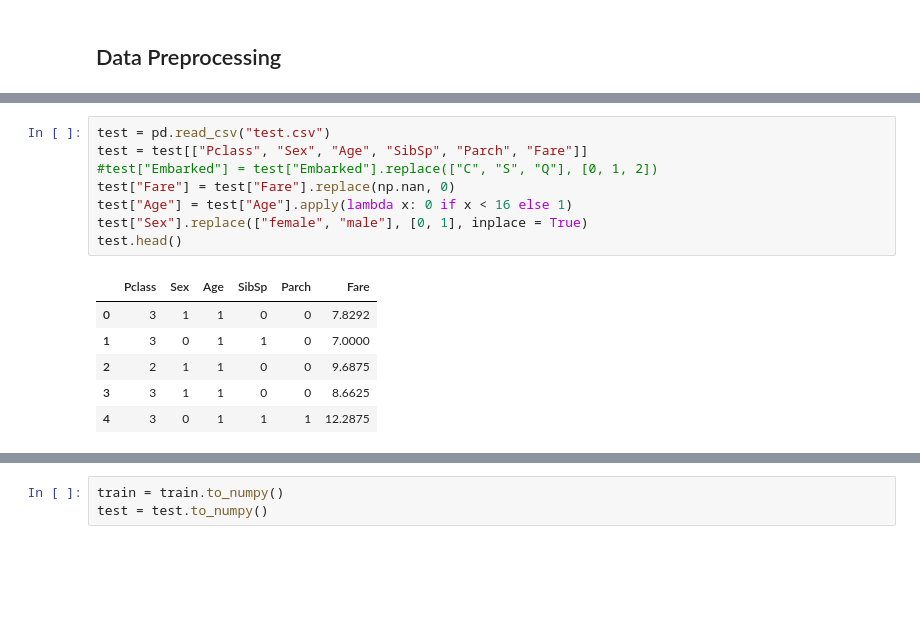
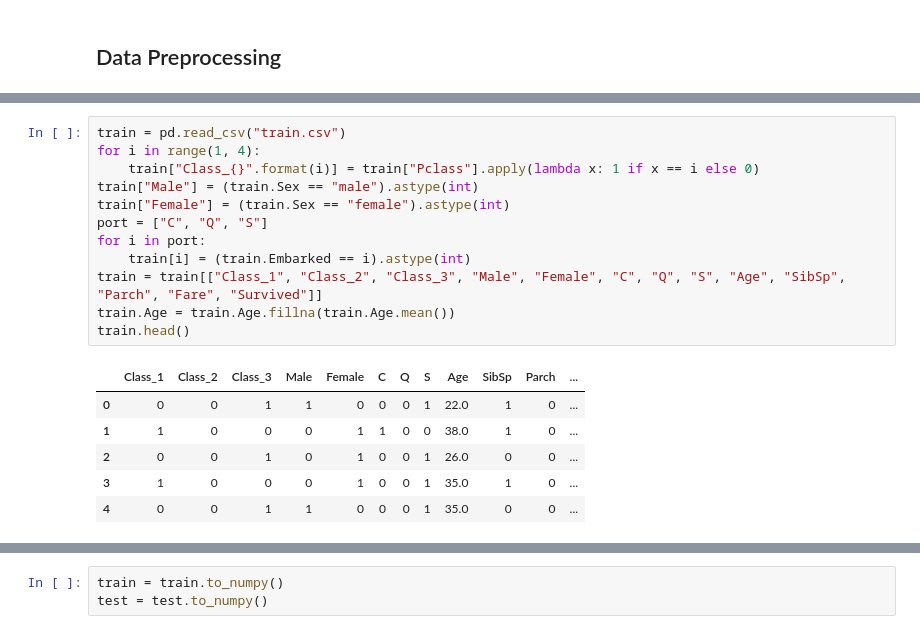
Before and after one commit to r3qin/Titanic-Challenge, a Jupyter notebook: Titanic.ipynb, the cells around one changed output, grey strips where cells are left out. Saved outputs shown, nothing was run; the diff lists cells and outputs as text; blank space fills up the shorter version.

```diff
--- a/Titanic.ipynb
+++ b/Titanic.ipynb
@@ -109,15 +94,19 @@ train.head()
-# %%
-test = pd.read_csv("test.csv")
-test = test[["Pclass", "Sex", "Age", "SibSp", "Parch", "Fare"]]
-#test["Embarked"] = test["Embarked"].replace(["C", "S", "Q"], [0, 1, 2])
-test["Fare"] = test["Fare"].replace(np.nan, 0)
-test["Age"] = test["Age"].apply(lambda x: 0 if x < 16 else 1)
-test["Sex"].replace(["female", "male"], [0, 1], inplace = True)
-test.head()
-# %% [output]
-|  | Pclass | Sex | Age | SibSp | Parch | Fare |
-| 0 | 3 | 1 | 1 | 0 | 0 | 7.8292 |
-| 1 | 3 | 0 | 1 | 1 | 0 | 7.0000 |
-| 2 | 2 | 1 | 1 | 0 | 0 | 9.6875 |
-| 3 | 3 | 1 | 1 | 0 | 0 | 8.6625 |
-| 4 | 3 | 0 | 1 | 1 | 1 | 12.2875 |
+# %%
+train = pd.read_csv("train.csv")
+for i in range(1, 4):
+    train["Class_{}".format(i)] = train["Pclass"].apply(lambda x: 1 if x == i else 0)
+train["Male"] = (train.Sex == "male").astype(int)
+train["Female"] = (train.Sex == "female").astype(int)
+port = ["C", "Q", "S"]
+for i in port:
+    train[i] = (train.Embarked == i).astype(int)
+train = train[["Class_1", "Class_2", "Class_3", "Male", "Female", "C", "Q", "S", "Age", "SibSp", "Parch", "Fare", "Survived"]]
+train.Age = train.Age.fillna(train.Age.mean())
+train.head()
+# %% [output]
+|  | Class_1 | Class_2 | Class_3 | Male | Female | C | Q | S | Age | SibSp | Parch | ... |
+| 0 | 0 | 0 | 1 | 1 | 0 | 0 | 0 | 1 | 22.0 | 1 | 0 | ... |
+| 1 | 1 | 0 | 0 | 0 | 1 | 1 | 0 | 0 | 38.0 | 1 | 0 | ... |
+| 2 | 0 | 0 | 1 | 0 | 1 | 0 | 0 | 1 | 26.0 | 0 | 0 | ... |
+| 3 | 1 | 0 | 0 | 0 | 1 | 0 | 0 | 1 | 35.0 | 1 | 0 | ... |
+| 4 | 0 | 0 | 1 | 1 | 0 | 0 | 0 | 1 | 35.0 | 0 | 0 | ... |
```
Also changed, not shown: parts of 9 cells of this notebook.
